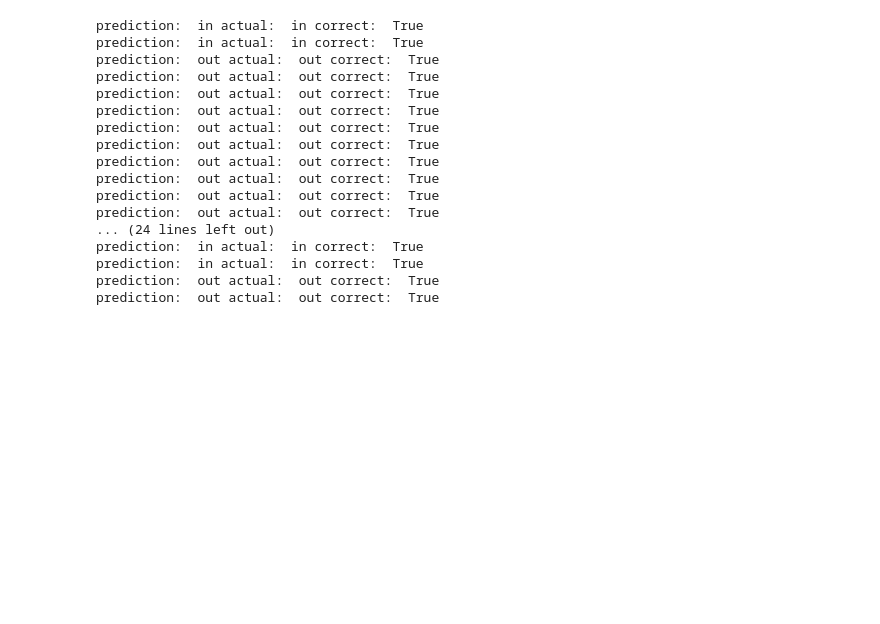
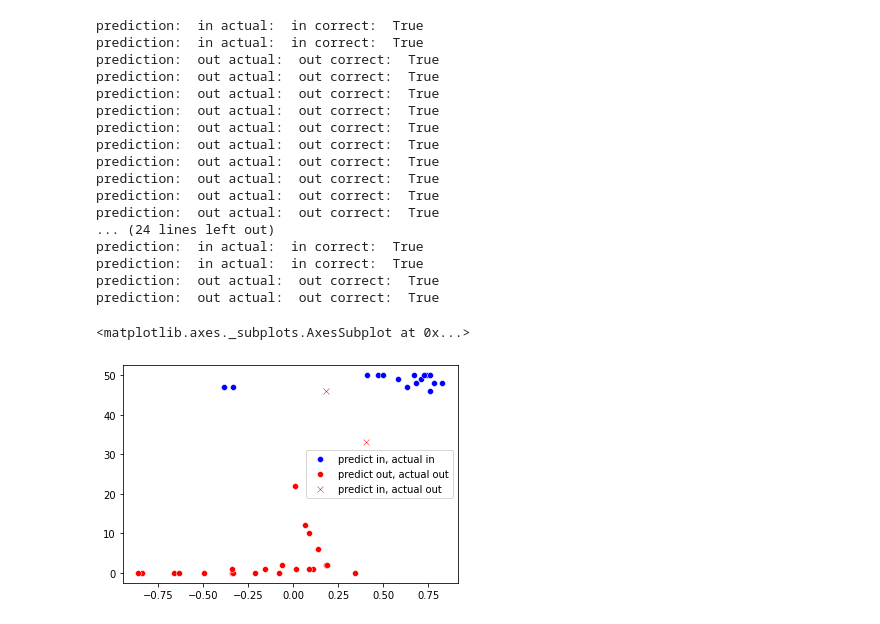
Before and after one commit to yunhaoyang234/Membership-Attack-Privacy-Preserving, a Jupyter notebook: MIA_RL_multiroom.ipynb, the cells around one changed output. Saved outputs shown, nothing was run; the diff lists cells and outputs as text; code cells hidden in the pictures; blank space fills up the shorter version.

```diff
--- a/MIA_RL_multiroom.ipynb
+++ b/MIA_RL_multiroom.ipynb
@@ -69,7 +69,7 @@ df.head()
 | 3 | [0.002, 0.002, 0.002, 0.0, 0.0, 0... | [0.031, 0.056, 0.082, 0.111, 0.14... | MiniGrid-MultiRoom-N2-v0 | 1 | 0.600850 |
 | 4 | [0.002, 0.0, 0.202, 0.202, 0.202,... | [0.089, 0.105, 0.013, 0.023, 0.03... | MiniGrid-MultiRoom-N2-v0 | 1 | 0.649842 |
 # %%
-def concat_data(dataframe, pad_len=32):
+def concat_data(dataframe, pad_len=64):
     # reshape the data into the shape that fit the attack model
     data = []
     for i in list(dataframe.index):
@@ -158,12 +158,21 @@ Epoch 20/20
 # %% [markdown]
 ### Environment-based inference
 # %%
+votes = []
+corrs = []
+preds = []
+actus = []
+
 for env, d in df.groupby('env'):
     env_data = concat_data(d)
     env_label = np.max(d['label'].to_numpy())
     pred = np.argmax(attack_model.predict(env_data) , 1)
     pred_label = 'in' if np.sum(pred) > len(d)/2 else 'out'
     actu_label = 'in' if env_label==1 else 'out'
+    votes.append(np.sum(pred))
+    corrs.append(np.mean(d['corr'].to_numpy()))
+    preds.append(pred_label=='in')
+    actus.append(actu_label=='in')
     print('prediction: ', pred_label, 'actual: ', actu_label, 'correct: ', pred_label==actu_label)
 
 for env, d in target_df.groupby('env'):
@@ -172,6 +181,10 @@ for env, d in target_df.groupby('env'):
     pred = np.argmax(attack_model.predict(env_data) , 1)
     pred_label = 'in' if np.sum(pred) > len(d)/2 else 'out'
     actu_label = 'in' if env_label==1 else 'out'
+    votes.append(np.sum(pred))
+    corrs.append(np.mean(d['corr'].to_numpy()))
+    preds.append(pred_label=='in')
+    actus.append(actu_label=='in')
     print('prediction: ', pred_label, 'actual: ', actu_label, 'correct: ', pred_label==actu_label)
 # %% [output]
 prediction:  in actual:  in correct:  True
@@ -191,3 +204,22 @@ prediction:  in actual:  in correct:  True
 prediction:  in actual:  in correct:  True
 prediction:  out actual:  out correct:  True
 prediction:  out actual:  out correct:  True
+# %%
+corrs, votes, preds, actus = np.array(corrs), np.array(votes), np.array(preds), np.array(actus)
+# %%
+import seaborn as sns
+
+idx = np.array([preds[i]==True and actus[i]==True for i in range(len(preds))])
+sns.scatterplot(corrs[idx], votes[idx], color='blue', label='predict in, actual in')
+
+idx = np.array([preds[i]==False and actus[i]==False for i in range(len(preds))])
+sns.scatterplot(corrs[idx], votes[idx], color='red', label='predict out, actual out')
+
+idx = np.array([preds[i]==False and actus[i]==True for i in range(len(preds))])
+sns.scatterplot(corrs[idx], votes[idx], color='blue', marker='x', label='predict out, actual in')
+
+idx = np.array([preds[i]==True and actus[i]==False for i in range(len(preds))])
+sns.scatterplot(corrs[idx], votes[idx], color='red', marker='x', label='predict in, actual out')
+# %% [output]
+<matplotlib.axes._subplots.AxesSubplot at 0x...>
+[figure, added]
```
Also changed, not shown: parts of 4 cells of this notebook.
